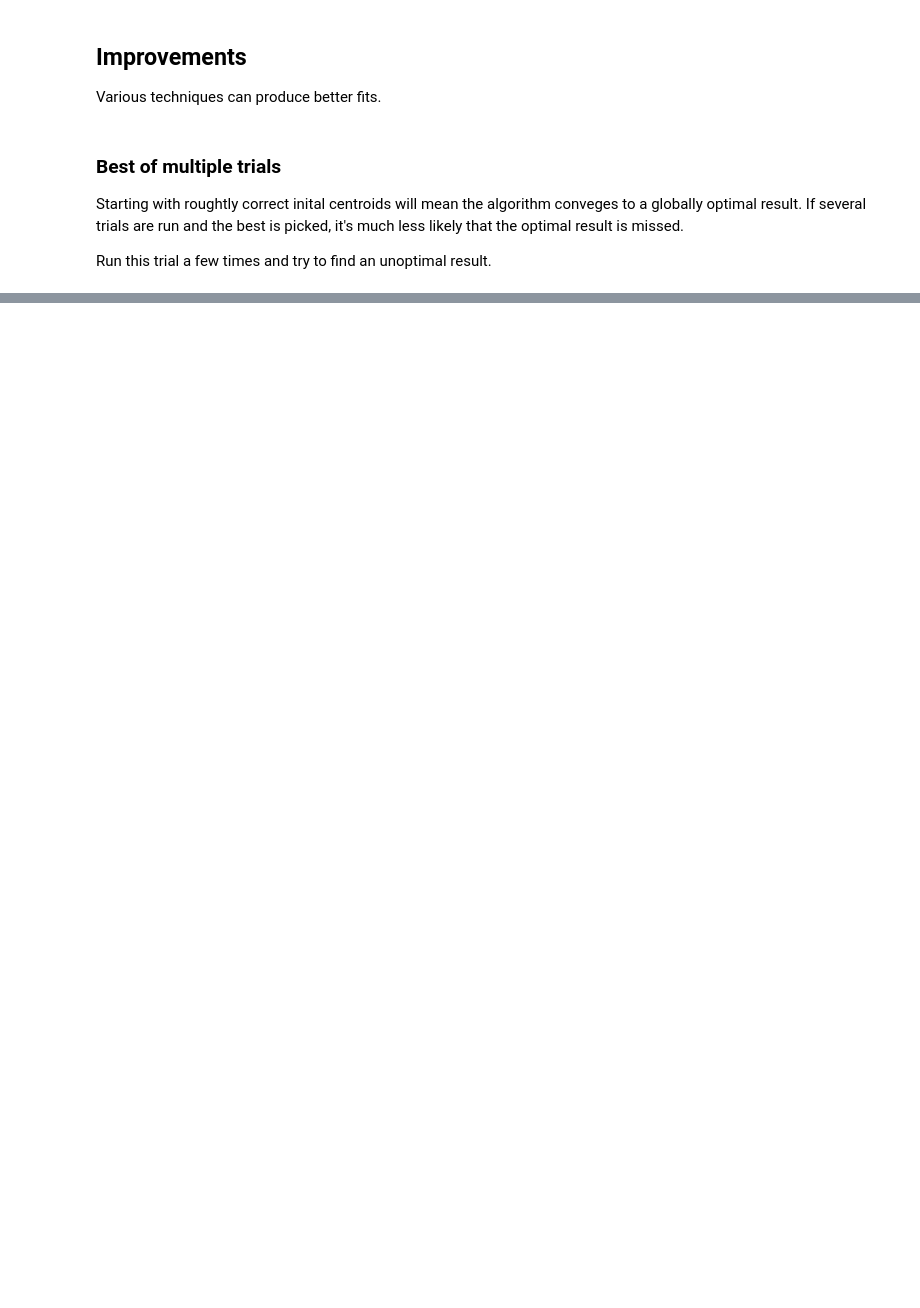
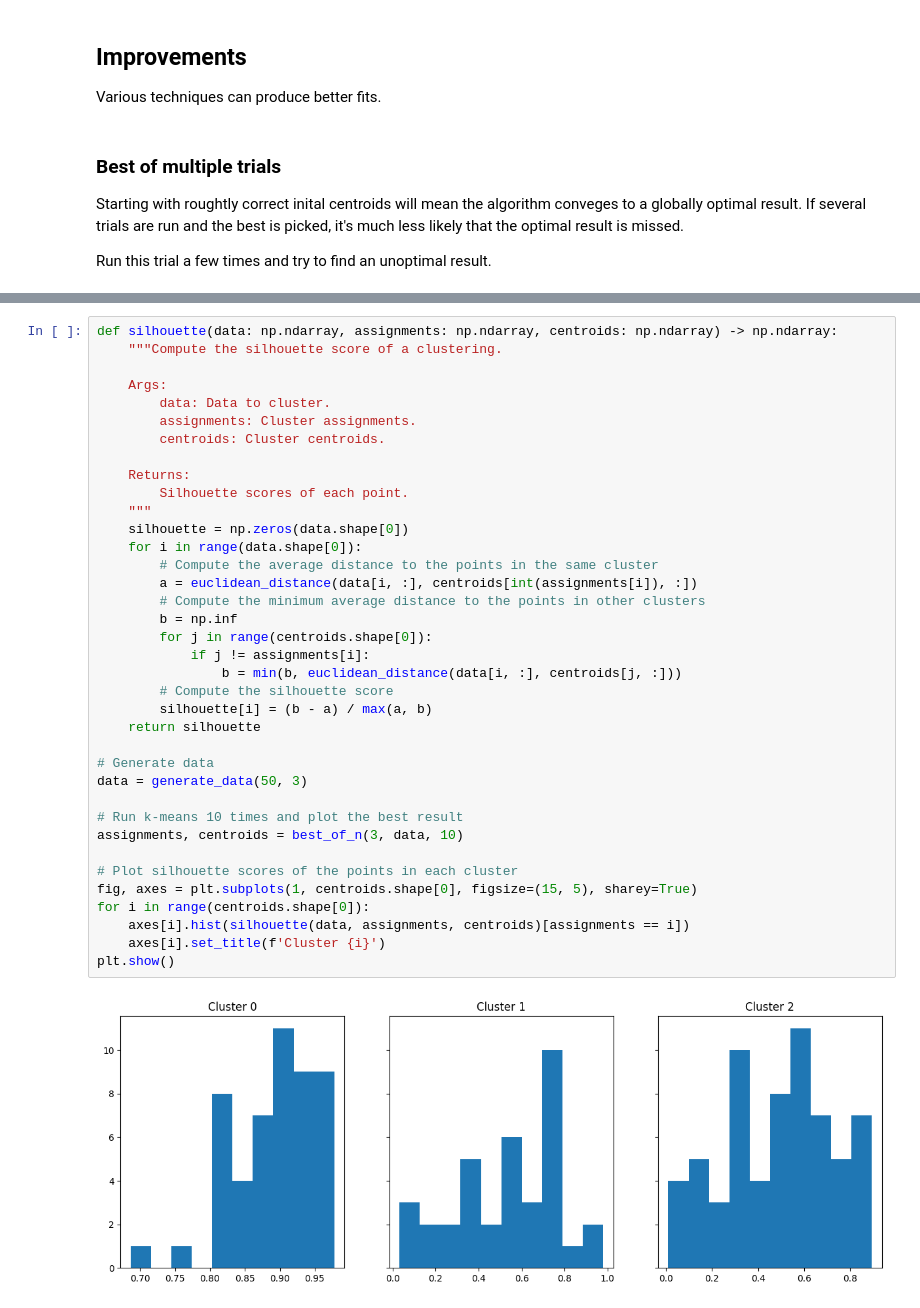
Before and after one commit to RunnersNum40/machine-intelligence, a Jupyter notebook: k-means/k-means.ipynb, the cells around one changed output, grey strips where cells are left out. Drawn from its saved outputs; the diff is of its cells as text; blank space fills up the shorter version.

```diff
--- a/k-means/k-means.ipynb
+++ b/k-means/k-means.ipynb
@@ -219 +238,40 @@ plt.show()
+# %%
+def silhouette(data: np.ndarray, assignments: np.ndarray, centroids: np.ndarray) -> np.ndarray:
+    """Compute the silhouette score of a clustering.
+
+    Args:
+        data: Data to cluster.
+        assignments: Cluster assignments.
+        centroids: Cluster centroids.
+
+    Returns:
+        Silhouette scores of each point.
+    """
+    silhouette = np.zeros(data.shape[0])
+    for i in range(data.shape[0]):
+        # Compute the average distance to the points in the same cluster
+        a = euclidean_distance(data[i, :], centroids[int(assignments[i]), :])
+        # Compute the minimum average distance to the points in other clusters
+        b = np.inf
+        for j in range(centroids.shape[0]):
+            if j != assignments[i]:
+                b = min(b, euclidean_distance(data[i, :], centroids[j, :]))
+        # Compute the silhouette score
+        silhouette[i] = (b - a) / max(a, b)
+    return silhouette
+
+# Generate data
+data = generate_data(50, 3)
+
+# Run k-means 10 times and plot the best result
+assignments, centroids = best_of_n(3, data, 10)
+
+# Plot silhouette scores of the points in each cluster
+fig, axes = plt.subplots(1, centroids.shape[0], figsize=(15, 5), sharey=True)
+for i in range(centroids.shape[0]):
+    axes[i].hist(silhouette(data, assignments, centroids)[assignments == i])
+    axes[i].set_title(f'Cluster {i}')
+plt.show()
+# %% [output]
+[figure, added]
 # %%
```
Also changed, not shown: parts of 15 cells of this notebook.
